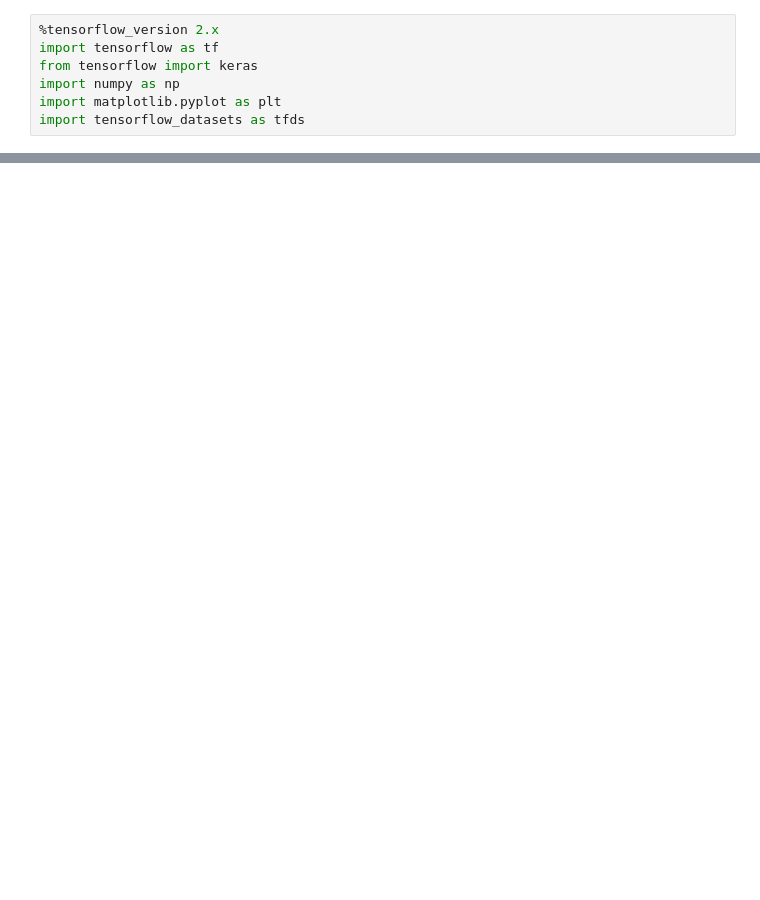
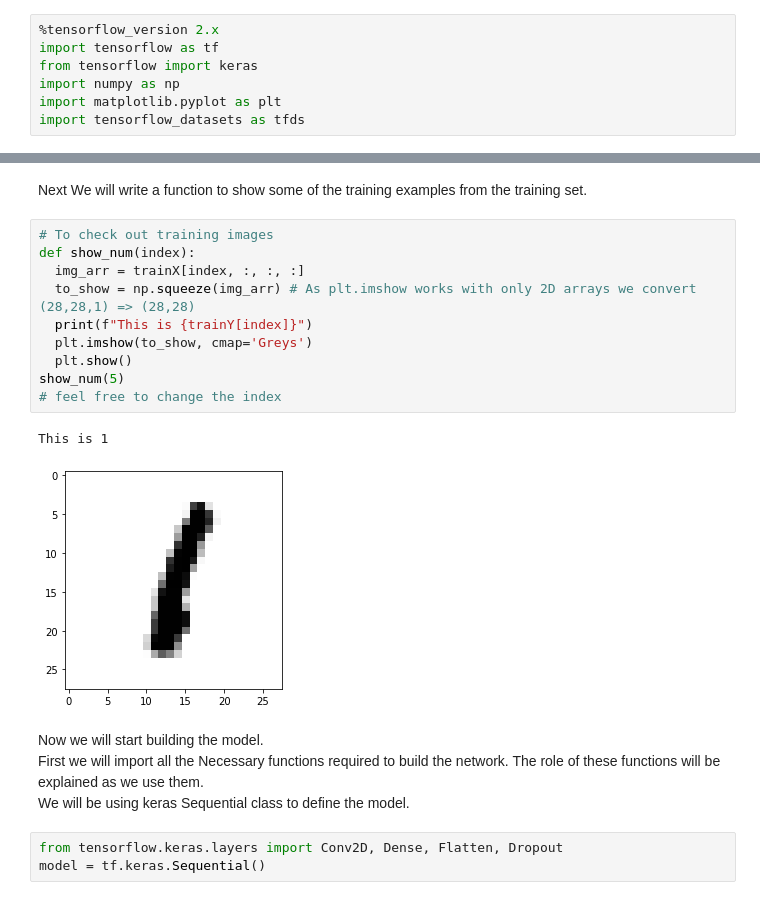
Before and after one commit to Varun221/LeNet, a Jupyter notebook: LeNet_5.ipynb, the cells around one changed output, grey strips where cells are left out. Drawn from its saved outputs; the diff is of its cells as text; blank space fills up the shorter version.

```diff
--- a/LeNet_5.ipynb
+++ b/LeNet_5.ipynb
@@ -39,0 +38,22 @@ NameError: ignored
+# %% [markdown]
+Next We will write a function to show some of the training examples from the training set.
+# %%
+# To check out training images
+def show_num(index):
+  img_arr = trainX[index, :, :, :]
+  to_show = np.squeeze(img_arr) # As plt.imshow works with only 2D arrays we convert (28,28,1) => (28,28)
+  print(f"This is {trainY[index]}")
+  plt.imshow(to_show, cmap='Greys')
+  plt.show()
+show_num(5)
+# feel free to change the index
+# %% [output]
+This is 1
+[figure, added]
+# %% [markdown]
+Now we will start building the model. \
+First we will import all the Necessary functions required to build the network. The role of these functions will be explained as we use them. \
+We will be using keras Sequential class to define the model.
+# %%
+from tensorflow.keras.layers import Conv2D, Dense, Flatten, Dropout
+model = tf.keras.Sequential()
```
Also changed, not shown: parts of 34 cells of this notebook.
